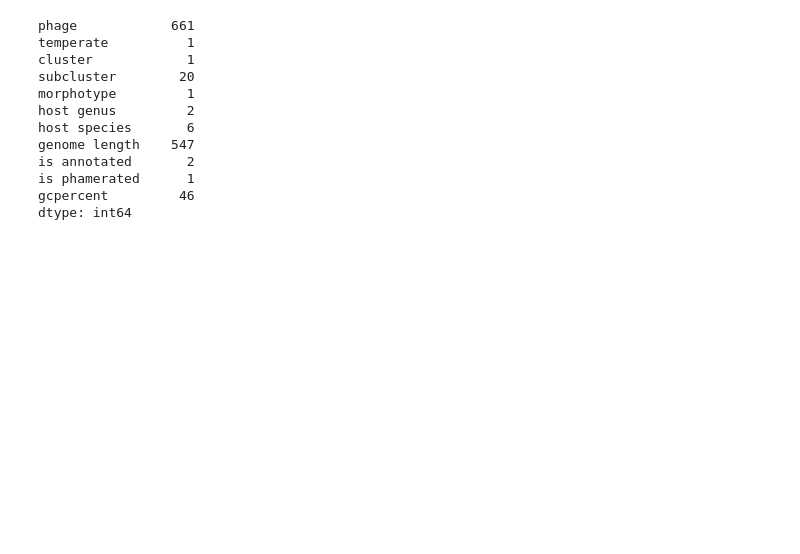
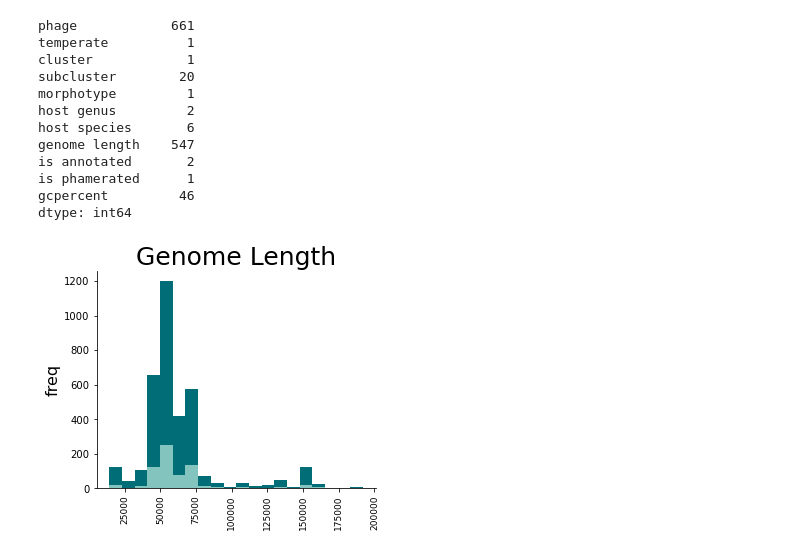
Before and after one commit to sky123martin/PhageOne, a Jupyter notebook: research_notebooks/11-18 General Phage Analysis.ipynb, the cells around one changed output. Saved outputs shown, nothing was run; the diff lists cells and outputs as text; code cells hidden in the pictures; blank space fills up the shorter version.

```diff
--- a/research_notebooks/11-18 General Phage Analysis.ipynb
+++ b/research_notebooks/11-18 General Phage Analysis.ipynb
@@ -51,3 +81,17 @@ is annotated       2
 is phamerated      1
 gcpercent         46
 dtype: int64
+# %%
+colors = ["#83c5be","#006d77"]
+arr = [df_annotated_phages["genome length"].to_numpy(),df_phages[df_phages["is annotated"]==False]["genome length"].to_numpy()]
+fig = plt.figure(figsize = (5,4))
+
+plt.hist(arr, 20, stacked=True, color=colors)
+#plt.xlabel("Genome Length", fontsize = 16)
+plt.xticks(rotation='vertical', fontsize = 9)
+plt.ylabel("freq", fontsize = 16)
+plt.title("Genome Length", fontsize = 25)
+sns.despine()
+plt.show()
+# %% [output]
+[figure, added]
```
Also changed, not shown: parts of 11 cells of this notebook, 14 other files.
